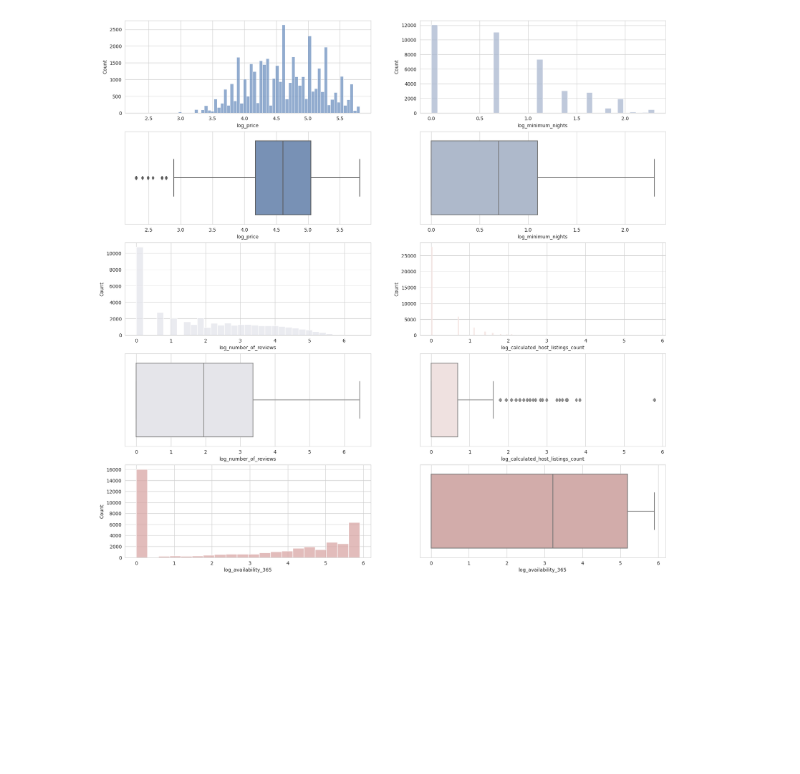
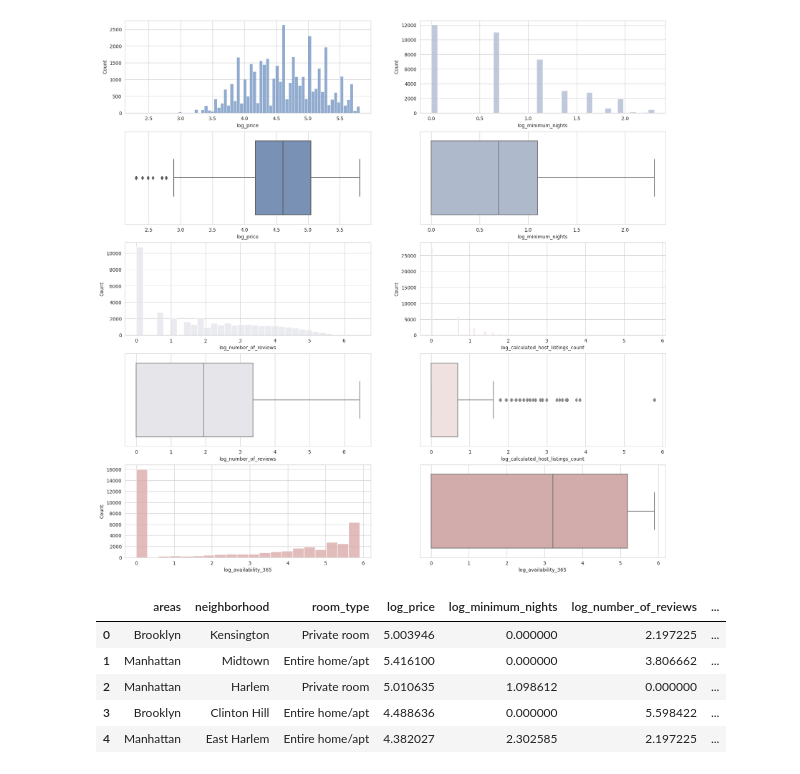
Before and after one commit to fevc08/new_york_city_airbnb_eda, a Jupyter notebook: src/explore.ipynb, the cells around one changed output. Cells and saved outputs as stored; diff of their text form; code cells hidden in the pictures; blank space fills up the shorter version.

Commit message:
fevc08 - data cleaned

```diff
--- a/src/explore.ipynb
+++ b/src/explore.ipynb
@@ -291,5 +292,13 @@ plt.show()
 # %%
 # Now, the columns 'price', 'minimum_nights', 'number_of_reviews', 'calculated_host_listings_count' and 'availability_365' are normalized and we can use them for our analysis
 # We need to drop the columns 'price', 'minimum_nights', 'number_of_reviews', 'calculated_host_listings_count' and 'availability_365' because we are going to use the columns with the log transformation
 # We are going to create a new DataFrame with the columns that we are going to use for our analysis
 df_airbnb_ny_clean = df_airbnb_ny[['areas', 'neighborhood', 'room_type', 'log_price', 'log_minimum_nights', 'log_number_of_reviews', 'log_calculated_host_listings_count', 'log_availability_365']]
+df_airbnb_ny_clean.head()
+# %% [output]
+|  | areas | neighborhood | room_type | log_price | log_minimum_nights | log_number_of_reviews | ... |
+| 0 | Brooklyn | Kensington | Private room | 5.003946 | 0.000000 | 2.197225 | ... |
+| 1 | Manhattan | Midtown | Entire home/apt | 5.416100 | 0.000000 | 3.806662 | ... |
+| 2 | Manhattan | Harlem | Private room | 5.010635 | 1.098612 | 0.000000 | ... |
+| 3 | Brooklyn | Clinton Hill | Entire home/apt | 4.488636 | 0.000000 | 5.598422 | ... |
+| 4 | Manhattan | East Harlem | Entire home/apt | 4.382027 | 2.302585 | 2.197225 | ... |
```
Also changed, not shown: parts of 1 cell of this notebook, 1 other file.
